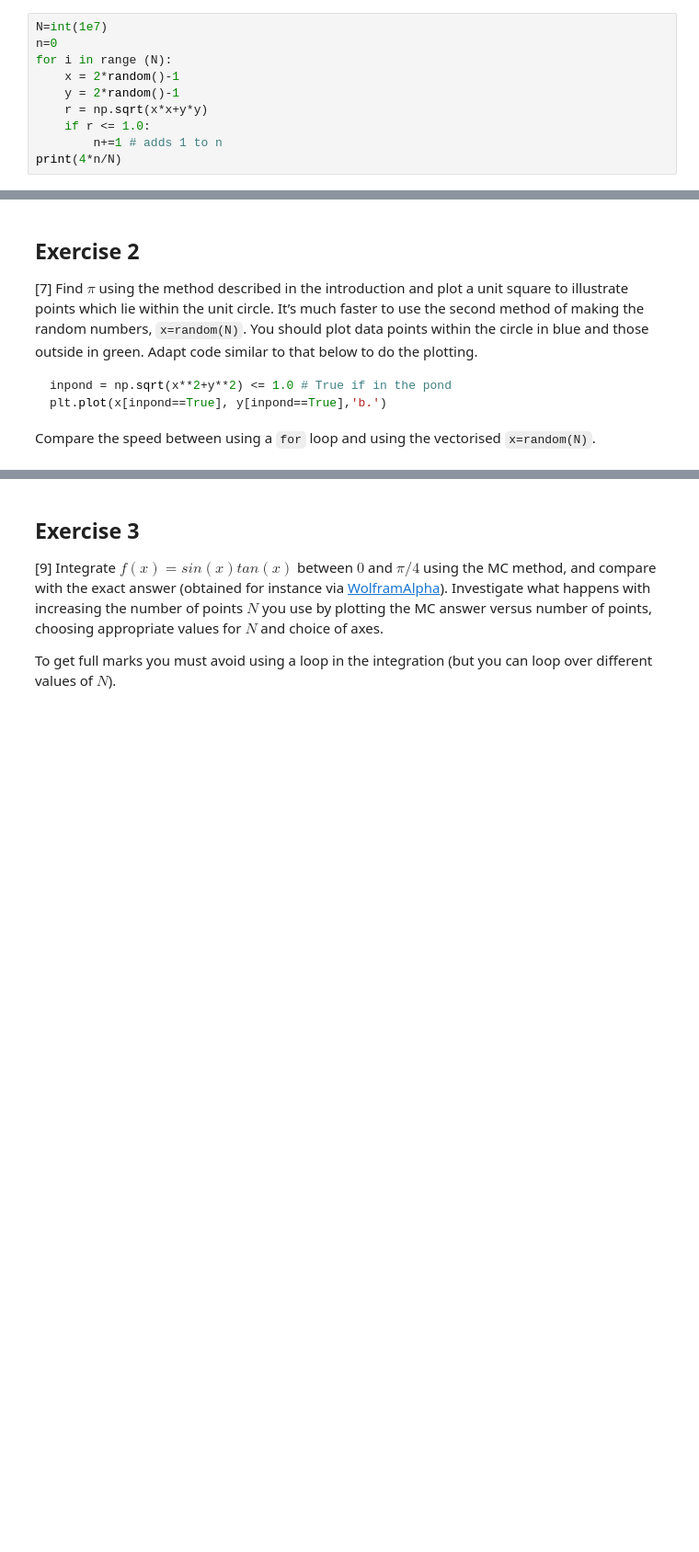
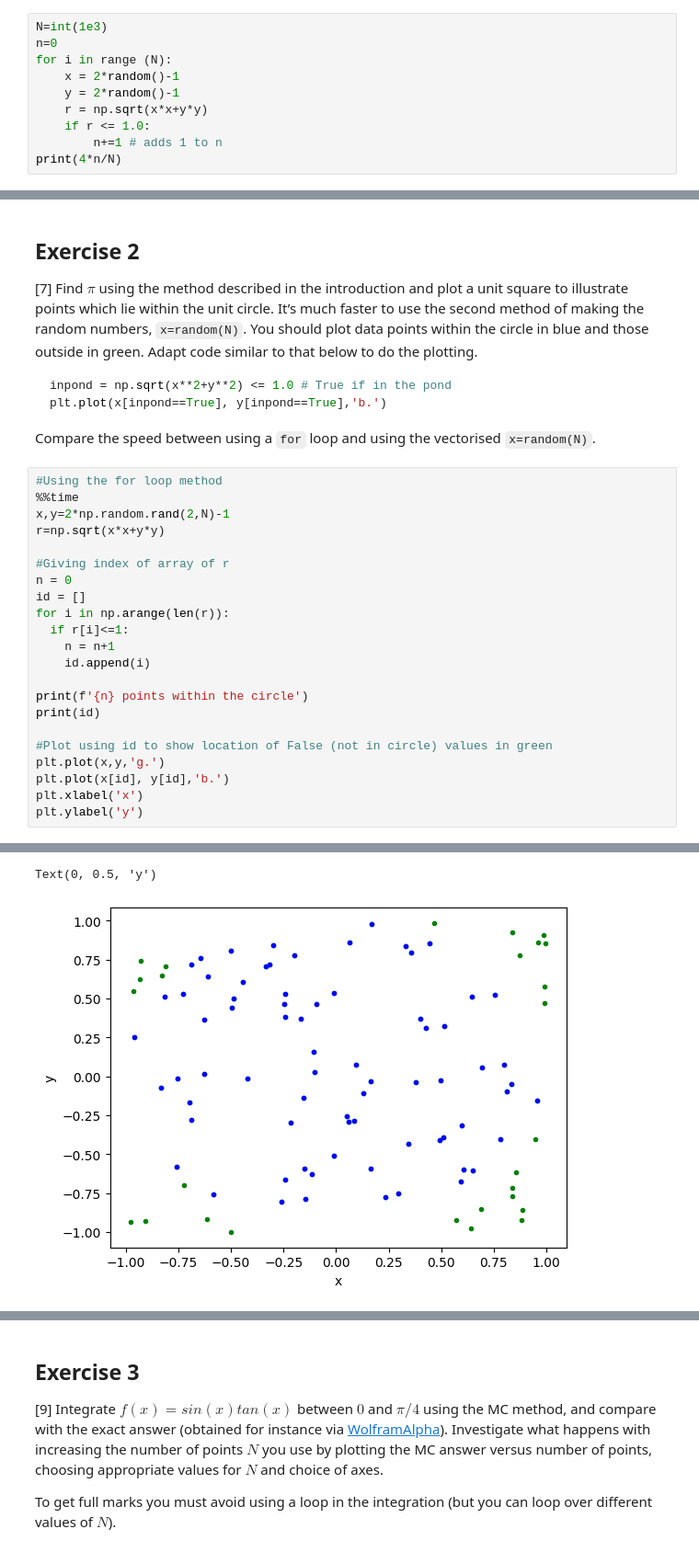
Before and after one commit to PX2145-2025/week-6-b-lowri-nicholls, a Jupyter notebook: Monte_Carlo.ipynb, the cells around one changed output, grey strips where cells are left out. Shown: that part at 92% size. Cells and saved outputs as stored; diff of their text form; blank space fills up the shorter version.

````diff
--- a/Monte_Carlo.ipynb
+++ b/Monte_Carlo.ipynb
@@ -26,7 +26,7 @@ Imagine throwing $N$ stones randomly into the square area. What number $n$ would
 
 To implement this idea in python you can make use of the following code snippet:
 # %%
-N=int(1e7)
+N=int(1e3)
 n=0
 for i in range (N):
     x = 2*random()-1
@@ -213,3 +231,26 @@ inpond = np.sqrt(x**2+y**2) <= 1.0 # True if in the pond
 plt.plot(x[inpond==True], y[inpond==True],'b.')
 ```
  Compare the speed between using a `for` loop and using the vectorised `x=random(N)`.
+# %%
+#Using the for loop method
+%%time
+x,y=2*np.random.rand(2,N)-1
+r=np.sqrt(x*x+y*y)
+
+#Giving index of array of r
+n = 0
+id = []
+for i in np.arange(len(r)):
+  if r[i]<=1:
+    n = n+1
+    id.append(i)
+
+print(f'{n} points within the circle')
+print(id)
+
+#Plot using id to show location of False (not in circle) values in green
+plt.plot(x,y,'g.')
+plt.plot(x[id], y[id],'b.')
+plt.xlabel('x')
+plt.ylabel('y')
+# %% [output]
@@ -215,0 +261,2 @@ plt.plot(x[inpond==True], y[inpond==True],'b.')
+Text(0, 0.5, 'y')
+[figure, added]
````
Also changed, not shown: parts of 19 cells of this notebook.
